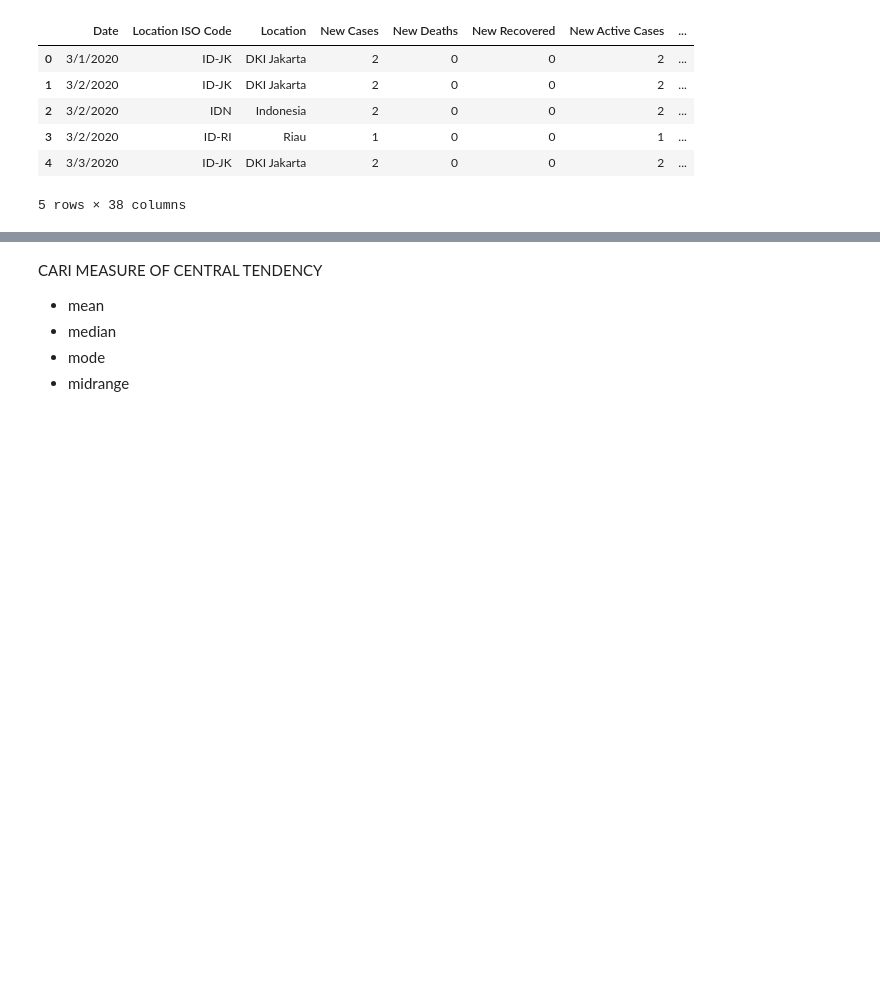
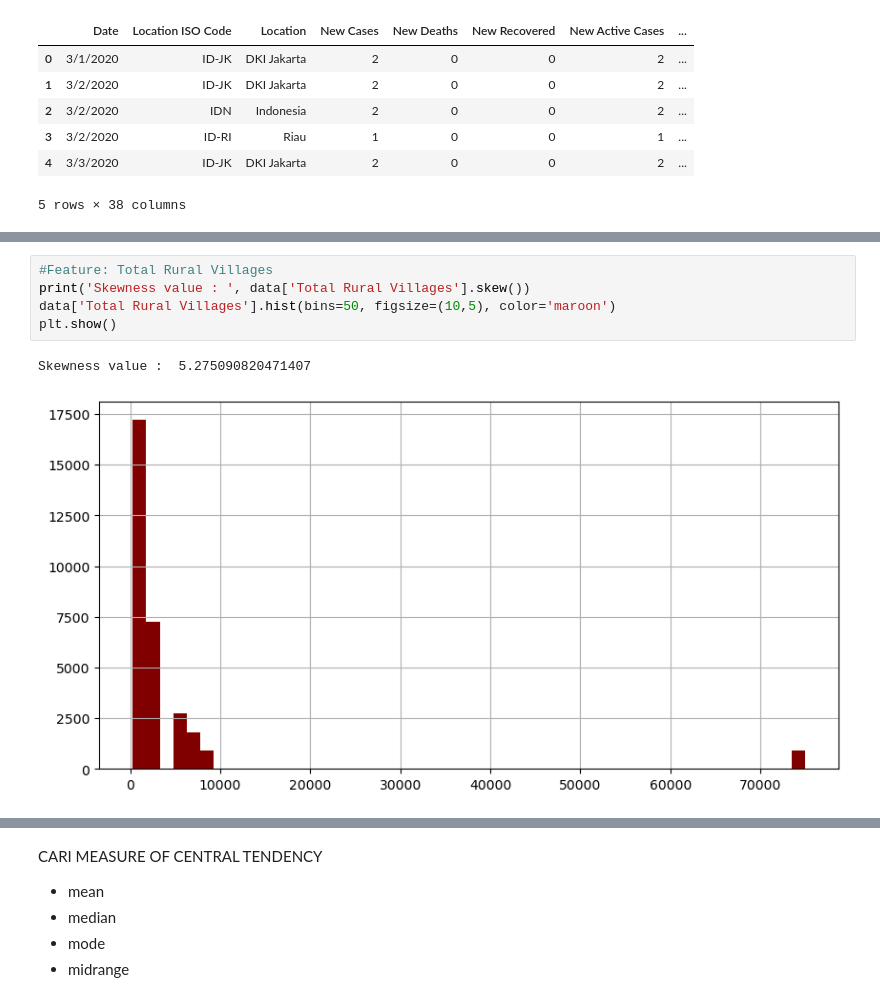
Before and after one commit to Adriceda/h8dsft_Descriptive, a Jupyter notebook: descriptive.ipynb, the cells around one changed output, grey strips where cells are left out. Saved outputs shown, nothing was run; the diff lists cells and outputs as text; blank space fills up the shorter version.

```diff
--- a/descriptive.ipynb
+++ b/descriptive.ipynb
@@ -41,0 +126,8 @@ memory usage: 9.2+ MB
+# %%
+#Feature: Total Rural Villages
+print('Skewness value : ', data['Total Rural Villages'].skew())
+data['Total Rural Villages'].hist(bins=50, figsize=(10,5), color='maroon')
+plt.show()
+# %% [output]
+Skewness value :  5.275090820471407
+[figure, added]
```
Also changed, not shown: parts of 28 cells of this notebook, 1 other file.
